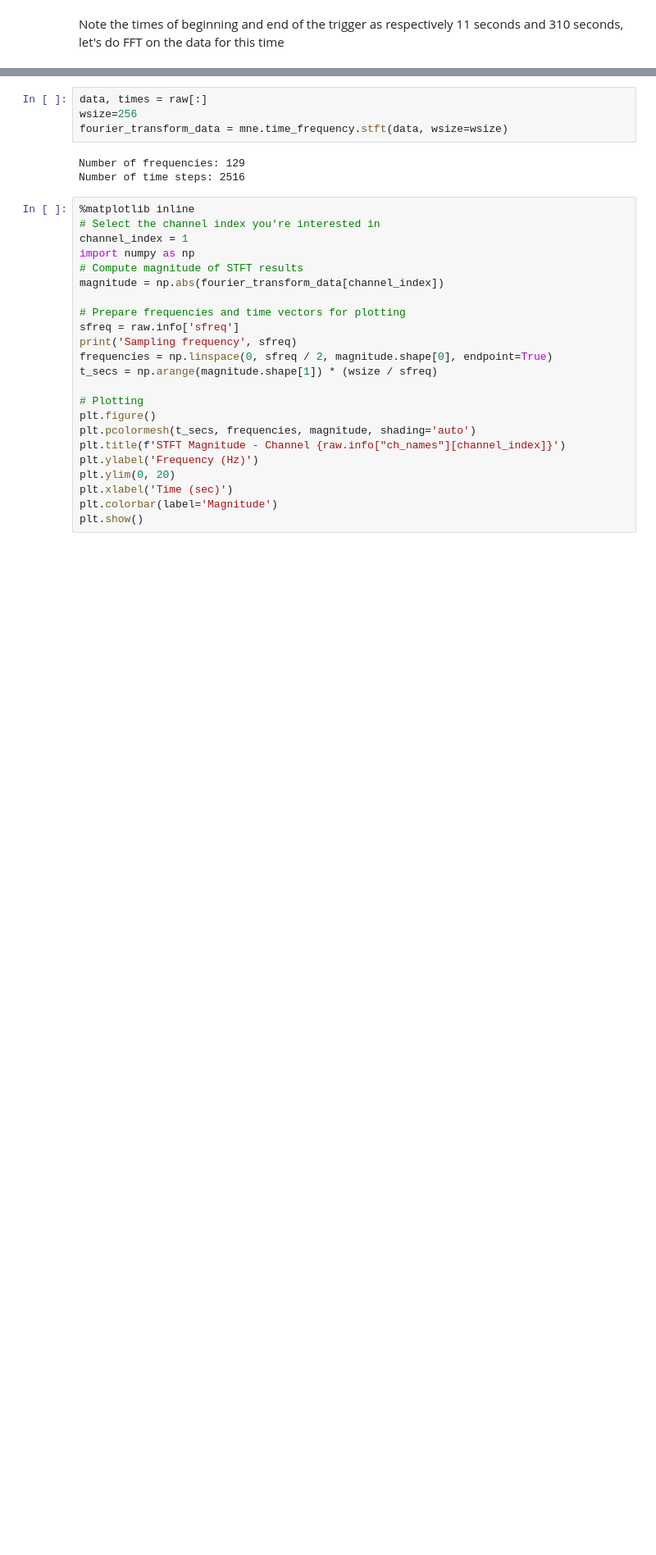
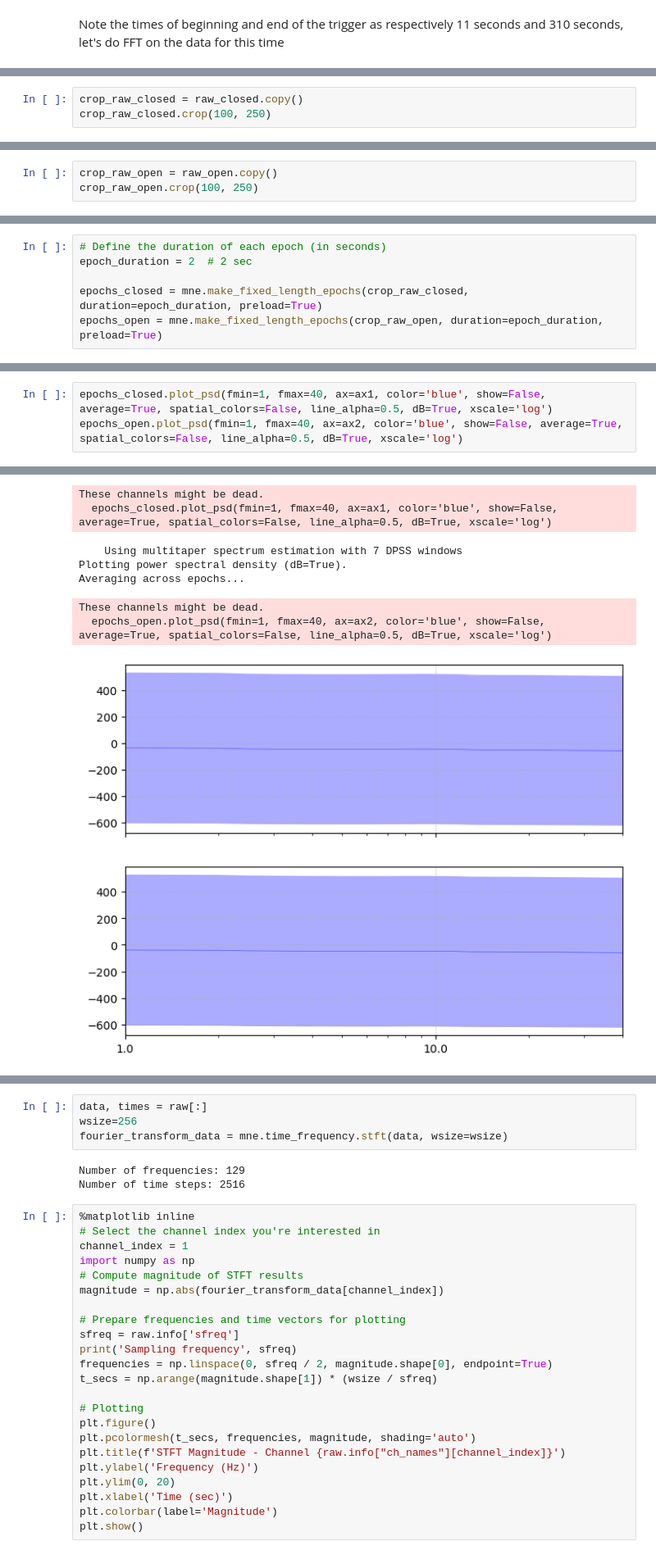
Before and after one commit to contsili/meg-pipeline, a Jupyter notebook: docs/source/5-pipeline/notebooks/mne/resting_state_pipeline.ipynb, the cells around one changed output, grey strips where cells are left out. Shown at 82% size. Drawn from its saved outputs; the diff is of its cells as text; blank space fills up the shorter version.

```diff
--- a/docs/source/5-pipeline/notebooks/mne/resting_state_pipeline.ipynb
+++ b/docs/source/5-pipeline/notebooks/mne/resting_state_pipeline.ipynb
@@ -145,0 +166,3 @@ croped_data.plot(start=0, duration =5)
+# %%
+crop_raw_closed = raw_closed.copy()
+crop_raw_closed.crop(100, 250)
@@ -145,0 +186,3 @@ croped_data.plot(start=0, duration =5)
+# %%
+crop_raw_open = raw_open.copy()
+crop_raw_open.crop(100, 250)
@@ -145,0 +212,6 @@ croped_data.plot(start=0, duration =5)
+# %%
+# Define the duration of each epoch (in seconds)
+epoch_duration = 2  # 2 sec
+
+epochs_closed = mne.make_fixed_length_epochs(crop_raw_closed, duration=epoch_duration, preload=True)
+epochs_open = mne.make_fixed_length_epochs(crop_raw_open, duration=epoch_duration, preload=True)
@@ -145,0 +236,4 @@ croped_data.plot(start=0, duration =5)
+# %%
+epochs_closed.plot_psd(fmin=1, fmax=40, ax=ax1, color='blue', show=False, average=True, spatial_colors=False, line_alpha=0.5, dB=True, xscale='log')
+epochs_open.plot_psd(fmin=1, fmax=40, ax=ax2, color='blue', show=False, average=True, spatial_colors=False, line_alpha=0.5, dB=True, xscale='log')
+# %% [output]
@@ -145,0 +245,8 @@ croped_data.plot(start=0, duration =5)
+These channels might be dead.
+  epochs_closed.plot_psd(fmin=1, fmax=40, ax=ax1, color='blue', show=False, average=True, spatial_colors=False, line_alpha=0.5, dB=True, xscale='log')
+    Using multitaper spectrum estimation with 7 DPSS windows
+Plotting power spectral density (dB=True).
+Averaging across epochs...
+These channels might be dead.
+  epochs_open.plot_psd(fmin=1, fmax=40, ax=ax2, color='blue', show=False, average=True, spatial_colors=False, line_alpha=0.5, dB=True, xscale='log')
+[figure, added]
```
Also changed, not shown: parts of 26 cells of this notebook, 20 other files.
